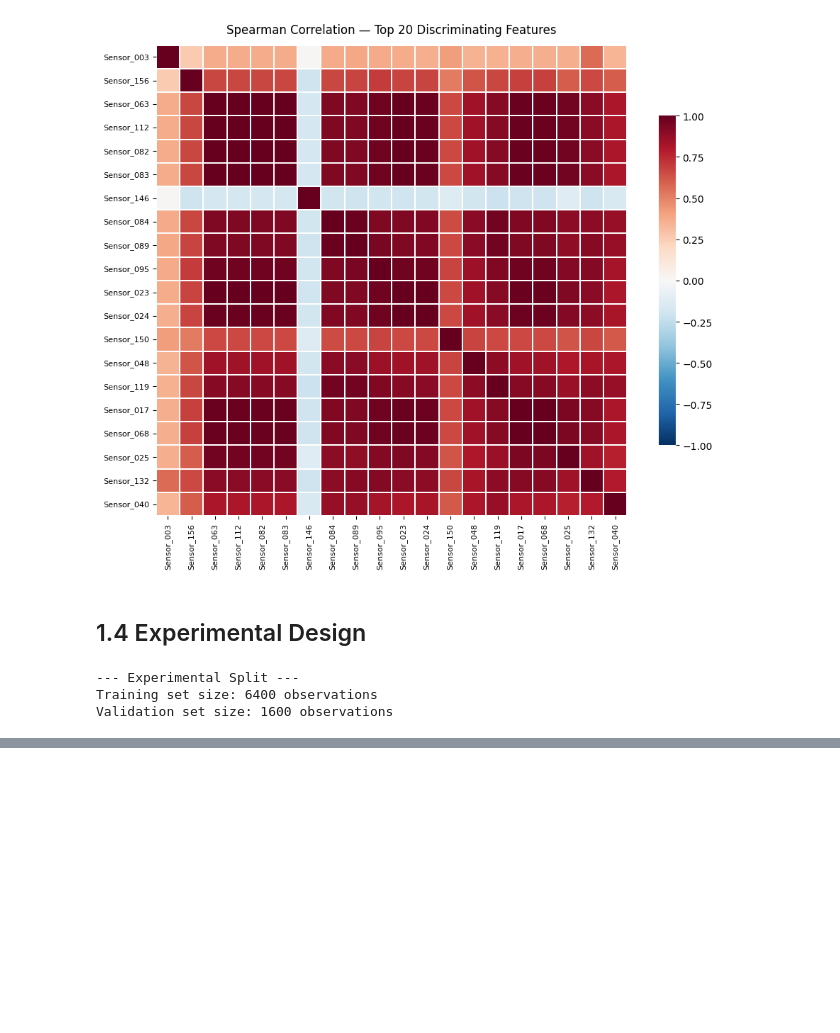
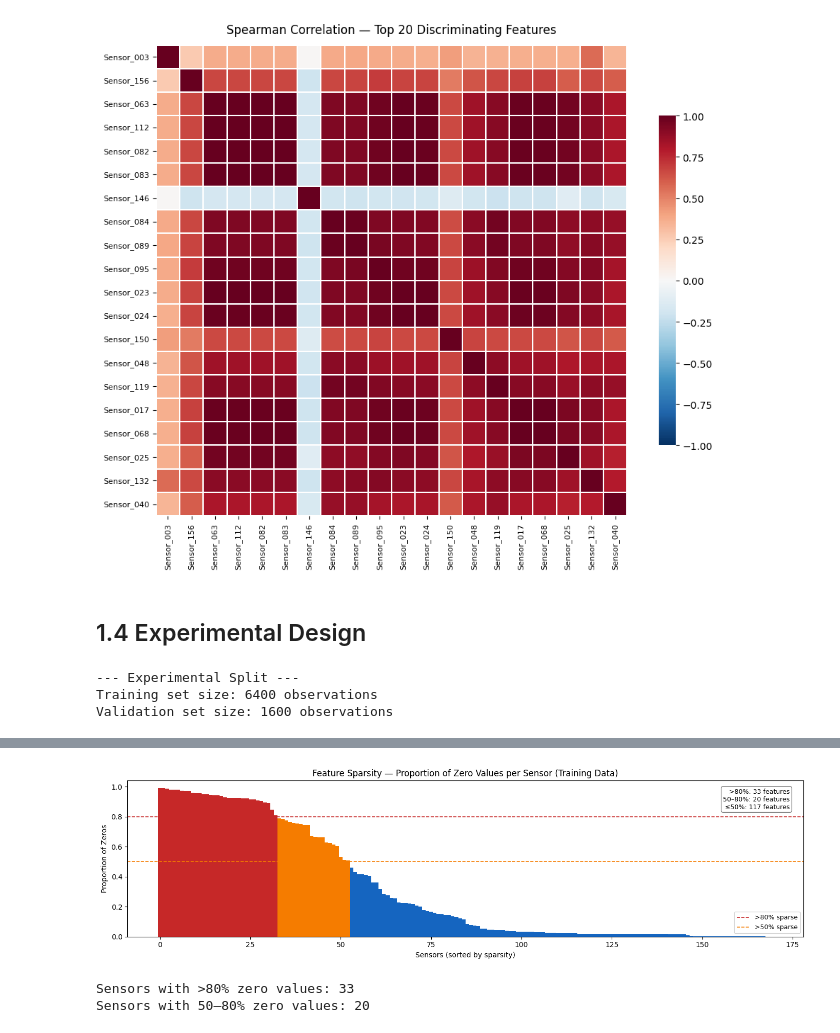
Before and after one commit to YameenMunir/Artificial-Intelligence-Coursework, a Jupyter notebook: notebook/main.ipynb, the cells around one changed output, grey strips where cells are left out. Drawn from its saved outputs; the diff is of its cells as text; code cells hidden in the pictures; blank space fills up the shorter version.

```diff
--- a/notebook/main.ipynb
+++ b/notebook/main.ipynb
@@ -246,0 +378,35 @@ Validation set size: 1600 observations
+# %%
+# Figure 4 — Feature Sparsity
+# Proportion of zeros per feature (many sensors read 0 during normal operation)
+# Fitted on training data only
+
+sparsity = (X_train == 0).mean().sort_values(ascending=False)
+
+# Colour bars: dark red >80% sparse, orange 50-80%, blue <50%
+colors_sp = ['#C62828' if v > 0.80 else '#F57C00' if v > 0.50 else '#1565C0'
+             for v in sparsity.values]
+
+fig, ax = plt.subplots(figsize=(14, 4))
+ax.bar(range(len(sparsity)), sparsity.values, color=colors_sp, width=1.0)
+ax.axhline(0.80, color='#C62828', linestyle='--', linewidth=1.2, label='>80% sparse')
+ax.axhline(0.50, color='#F57C00', linestyle='--', linewidth=1.2, label='>50% sparse')
+ax.set_title('Feature Sparsity — Proportion of Zero Values per Sensor (Training Data)')
+ax.set_xlabel('Sensors (sorted by sparsity)')
+ax.set_ylabel('Proportion of Zeros')
+ax.legend(fontsize=9)
+n_very_sparse  = (sparsity > 0.80).sum()
+n_mod_sparse   = ((sparsity > 0.50) & (sparsity <= 0.80)).sum()
+n_dense        = (sparsity <= 0.50).sum()
+ax.text(0.98, 0.95,
+        f">80%: {n_very_sparse} features\n50–80%: {n_mod_sparse} features\n≤50%: {n_dense} features",
+        transform=ax.transAxes, ha='right', va='top', fontsize=9,
+        bbox=dict(boxstyle='round,pad=0.3', facecolor='white', edgecolor='grey'))
+plt.tight_layout()
+plt.savefig('fig4_sparsity.png', dpi=150, bbox_inches='tight')
+plt.show()
+print(f"Sensors with >80% zero values: {n_very_sparse}")
+print(f"Sensors with 50–80% zero values: {n_mod_sparse}")
+# %% [output]
+[figure, added]
+Sensors with >80% zero values: 33
+Sensors with 50–80% zero values: 20
```
Also changed, not shown: parts of 14 cells of this notebook.
